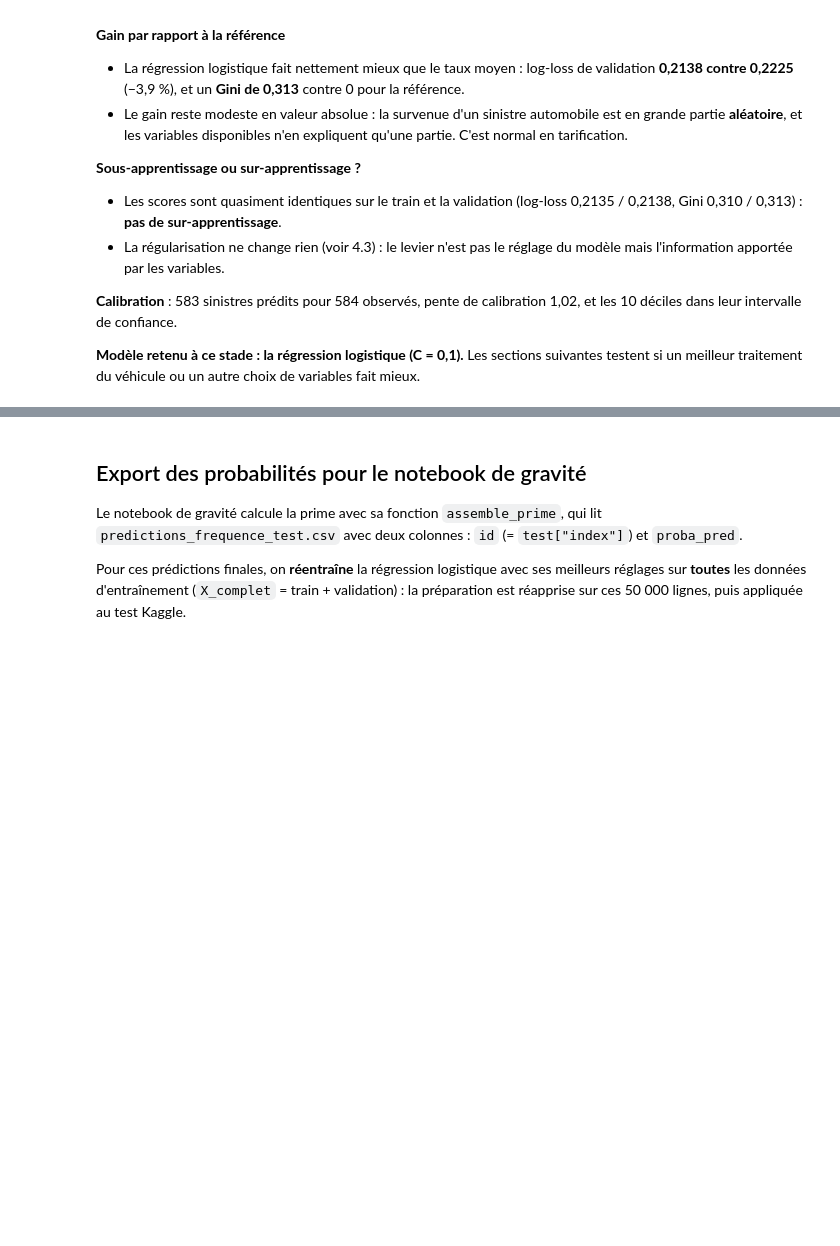
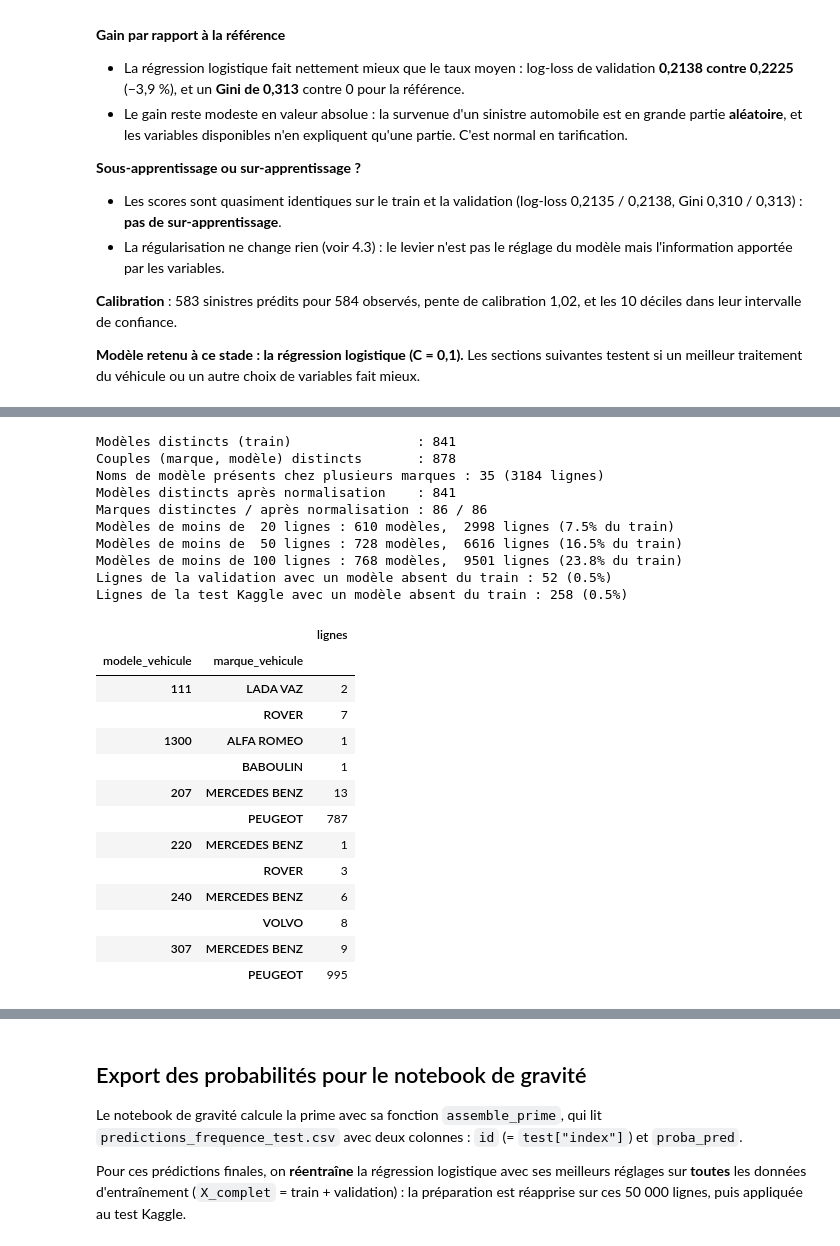
Before and after one commit to MaximilienCY/TD-Tarification-automobile-par-Machine-Learning, a Jupyter notebook: frequence_regression_logisitique.ipynb, the cells around one changed output, grey strips where cells are left out. Saved outputs shown, nothing was run; the diff lists cells and outputs as text; code cells hidden in the pictures; blank space fills up the shorter version.

```diff
--- a/frequence_regression_logisitique.ipynb
+++ b/frequence_regression_logisitique.ipynb
@@ -1292,0 +1372,56 @@ Ce n'est qu'une hypothèse : on ne présente pas ce coefficient comme la preuve
+# %%
+modele, marque = X_train["modele_vehicule"], X_train["marque_vehicule"]
+print("Modèles distincts (train)                :", modele.nunique())
+print("Couples (marque, modèle) distincts       :", (marque + "|" + modele).nunique())
+
+# Noms de modèle utilisés par plusieurs marques
+marques_par_modele = X_train.groupby("modele_vehicule")["marque_vehicule"].nunique()
+partages = marques_par_modele[marques_par_modele > 1].index
+print("Noms de modèle présents chez plusieurs marques :", len(partages),
+      f"({modele.isin(partages).sum()} lignes)")
+
+# Variantes d'écriture : on compare le nombre de modalités avant / après normalisation
+def normaliser(s):
+    # majuscules, puis on ne garde que les lettres et les chiffres (espaces, tirets, points retirés)
+    return s.str.upper().str.replace(r"[^A-Z0-9]", "", regex=True)
+print("Modèles distincts après normalisation    :", normaliser(modele).nunique())
+print("Marques distinctes / après normalisation :", marque.nunique(), "/", normaliser(marque).nunique())
+
+# Modèles rares
+lignes_par_modele = modele.value_counts()
+for n in [20, 50, 100]:
+    rares = lignes_par_modele[lignes_par_modele < n]
+    print(f"Modèles de moins de {n:>3} lignes : {len(rares):>3} modèles, {rares.sum():>5} lignes ({rares.sum() / len(modele):.1%} du train)")
+
+# Modèles absents du train
+for nom, X in [("validation", X_valid), ("test Kaggle", X_test_kaggle)]:
+    absents = ~X["modele_vehicule"].isin(lignes_par_modele.index)
+    print(f"Lignes de la {nom} avec un modèle absent du train : {absents.sum()} ({absents.mean():.1%})")
+
+display(X_train[modele.isin(partages)].groupby(["modele_vehicule", "marque_vehicule"]).size()
+        .rename("lignes").to_frame().head(12))
+# %% [output]
+Modèles distincts (train)                : 841
+Couples (marque, modèle) distincts       : 878
+Noms de modèle présents chez plusieurs marques : 35 (3184 lignes)
+Modèles distincts après normalisation    : 841
+Marques distinctes / après normalisation : 86 / 86
+Modèles de moins de  20 lignes : 610 modèles,  2998 lignes (7.5% du train)
+Modèles de moins de  50 lignes : 728 modèles,  6616 lignes (16.5% du train)
+Modèles de moins de 100 lignes : 768 modèles,  9501 lignes (23.8% du train)
+Lignes de la validation avec un modèle absent du train : 52 (0.5%)
+Lignes de la test Kaggle avec un modèle absent du train : 258 (0.5%)
+|  |  | lignes |
+| modele_vehicule | marque_vehicule |  |
+| 111 | LADA VAZ | 2 |
+|  | ROVER | 7 |
+| 1300 | ALFA ROMEO | 1 |
+|  | BABOULIN | 1 |
+| 207 | MERCEDES BENZ | 13 |
+|  | PEUGEOT | 787 |
+| 220 | MERCEDES BENZ | 1 |
+|  | ROVER | 3 |
+| 240 | MERCEDES BENZ | 6 |
+|  | VOLVO | 8 |
+| 307 | MERCEDES BENZ | 9 |
+|  | PEUGEOT | 995 |
```
Also changed, not shown: parts of 14 cells of this notebook.
